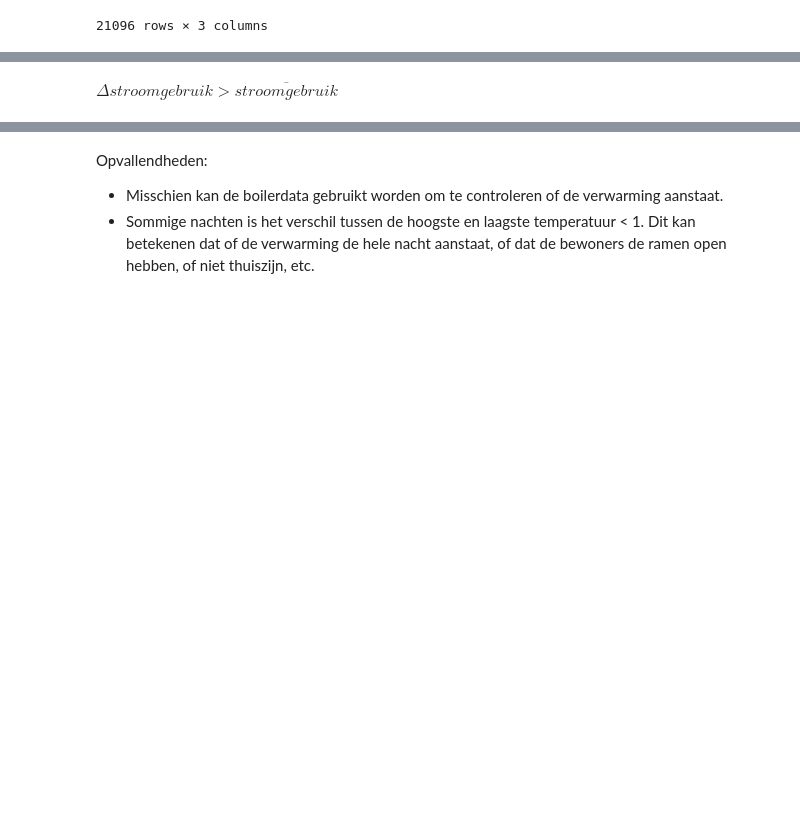
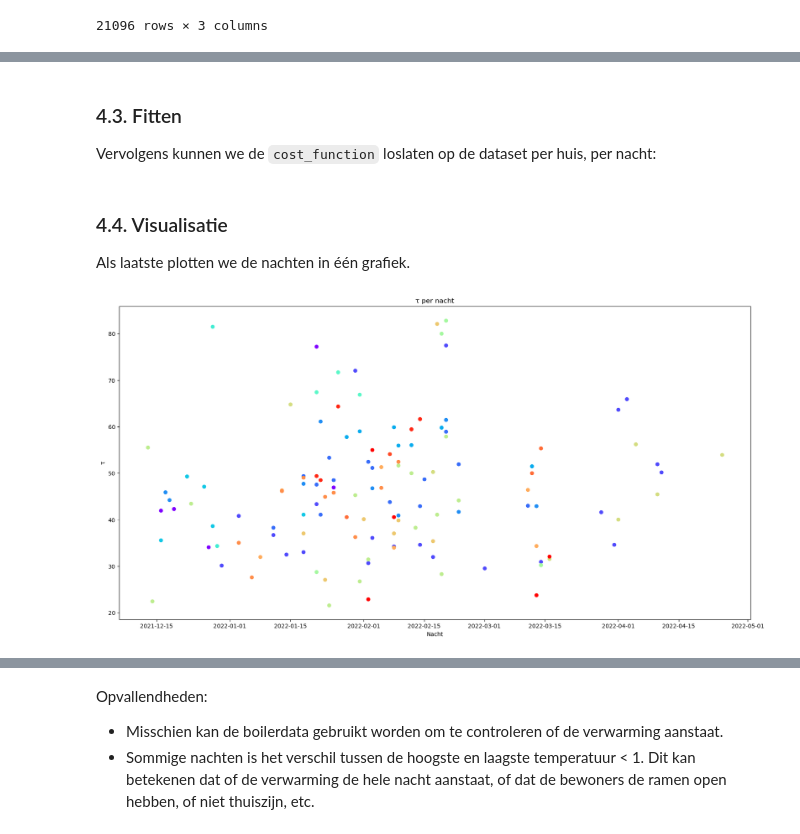
Before and after one commit to usadson/machine-learning, a Jupyter notebook: Thema 1/Themaopdracht/Opdracht.ipynb, the cells around one changed output, grey strips where cells are left out. Cells and saved outputs as stored; diff of their text form; code cells hidden in the pictures; blank space fills up the shorter version.

```diff
--- a/Thema 1/Themaopdracht/Opdracht.ipynb
+++ b/Thema 1/Themaopdracht/Opdracht.ipynb
@@ -335,19 +407,36 @@ print(f"{int(len(nachten) / len(gefilterde_df['nacht'].unique()) * 100)}% van de
-# %% [markdown]
-$\Delta stroomgebruik \gt \overline{stroomgebruik}$
+# %% [markdown]
+### 4.3. Fitten
+Vervolgens kunnen we de `cost_function` loslaten op de dataset per huis, per nacht:
 # %%
 resultaten = {}
-for (nacht, nacht_values_df) in nachten:
-    start_temp = nacht_values_df.iloc[0]['T_out']
+
+for (house, nacht, nacht_values_df) in nachten:
+    if len(nacht_values_df.values) < 2:
+        continue
+
     result = minimize(cost_function, 0.1, bounds=[(0, float('inf'))], args=(nacht_values_df))
-    resultaten[nacht] = result.x[0]
+    if house not in resultaten:
+        resultaten[house] = {}
+    resultaten[house][nacht] = result.x[0]
-# %%
-# Plot de nachten in één grafiek
-
-plt.figure(figsize=(20, 10))
-
-for (nacht, tau) in resultaten.items():
-    # Plot het punt van de tau
-    plt.scatter(nacht, tau, color='red')
-    plt.text(nacht, tau, nacht.strftime('%d-%m-%Y'), fontsize=9)
-
-plt.show()
+# %% [markdown]
+### 4.4. Visualisatie
+Als laatste plotten we de nachten in één grafiek.
+# %%
+plt.figure(figsize=(20, 10))
+
+colors = cm.rainbow(np.linspace(0, 1, len(resultaten)))
+
+for color, house in zip(colors, resultaten.keys()):
+    for nacht, tau in resultaten[house].items():
+        if tau > 100:
+            continue
+        if tau < 0.5:
+            continue
+        plt.scatter(nacht, tau, color=color)
+
+plt.xlabel("Nacht")
+plt.ylabel("τ")
+plt.title("τ per nacht")
+plt.show()
+# %% [output]
+[figure, added]
```
Also changed, not shown: parts of 43 cells of this notebook, 1 other file.
